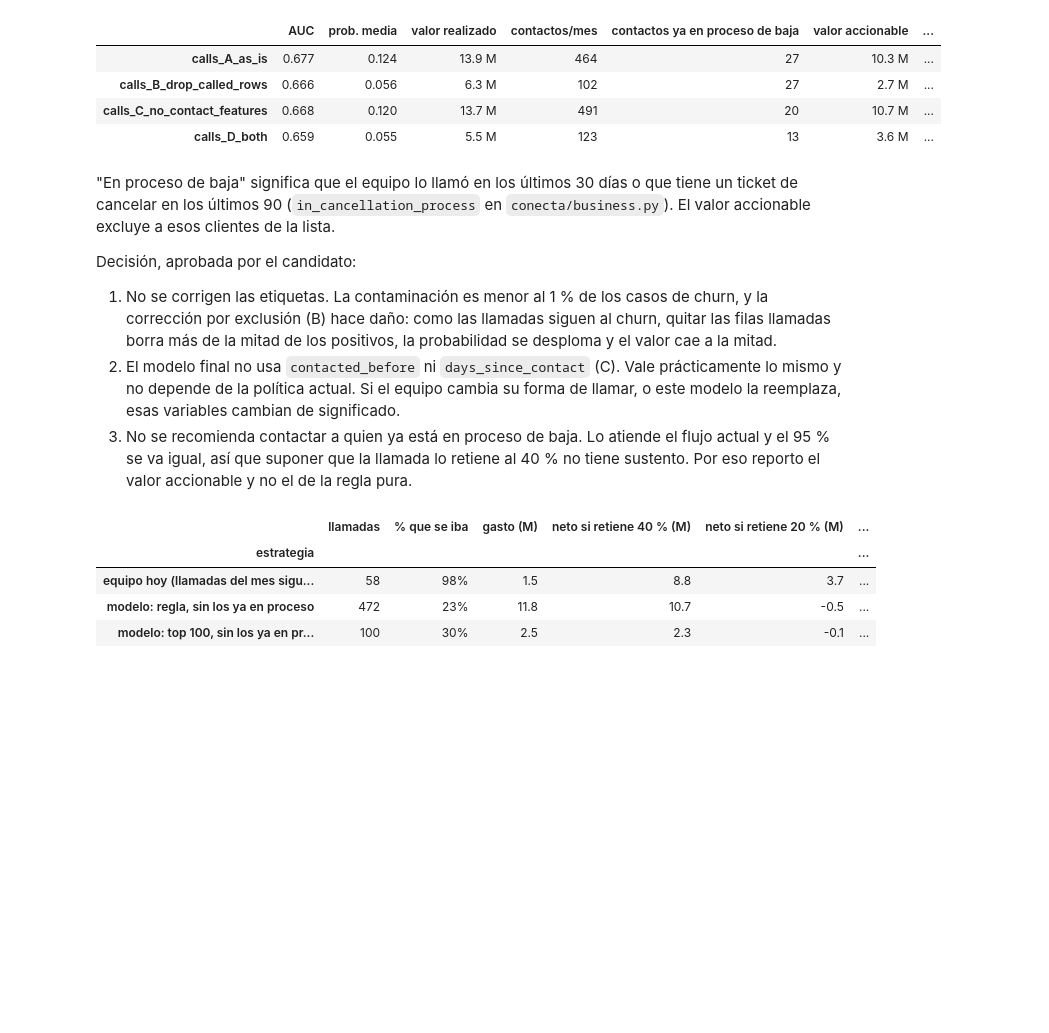
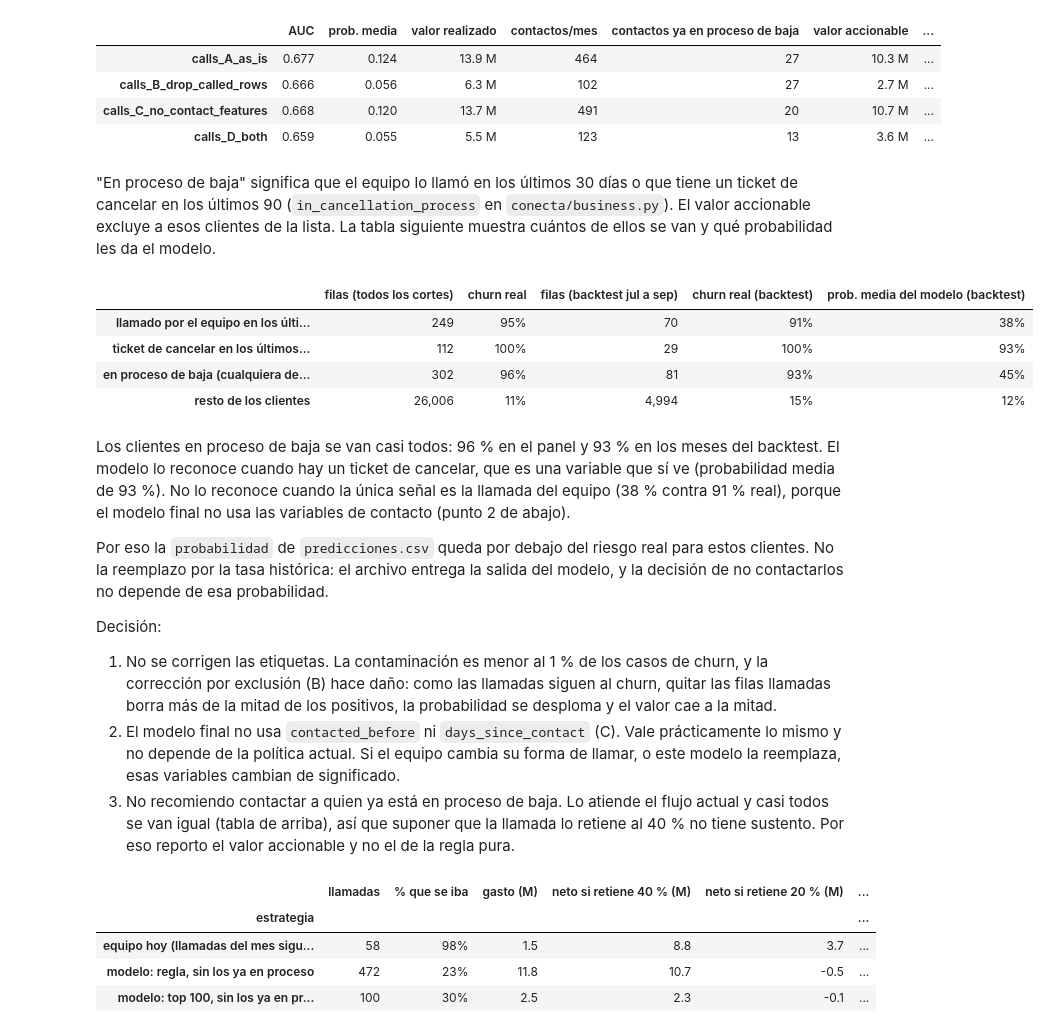
Before and after one commit to unfresh25/conecta-churn, a Jupyter notebook: solucion.ipynb, the cells around one changed output. Cells and saved outputs as stored; diff of their text form; code cells hidden in the pictures; blank space fills up the shorter version.

```diff
--- a/solucion.ipynb
+++ b/solucion.ipynb
@@ -678,18 +676,53 @@ calls.style.format({"AUC": "{:.3f}", "prob. media": "{:.3f}", "valor realizado":
 | calls_B_drop_called_rows | 0.666 | 0.056 | 6.3 M | 102 | 27 | 2.7 M | ... |
 | calls_C_no_contact_features | 0.668 | 0.120 | 13.7 M | 491 | 20 | 10.7 M | ... |
 | calls_D_both | 0.659 | 0.055 | 5.5 M | 123 | 13 | 3.6 M | ... |
+# %% [markdown]
+"En proceso de baja" significa que el equipo lo llamó en los últimos 30 días o que tiene un ticket de cancelar en los últimos 90
+(`in_cancellation_process` en `conecta/business.py`). El valor accionable excluye a esos clientes de la lista. La tabla siguiente
+muestra cuántos de ellos se van y qué probabilidad les da el modelo.
+# %%
+from conecta.business import PROCESS_WINDOW_DAYS, in_cancellation_process
+key = ["cliente_id", "cutoff"]
+called = p23["days_since_contact"].le(PROCESS_WINDOW_DAYS)
+cancel = p23["topic_cancelar_90d"].gt(0)
+bt = results["calls_C_no_contact_features"]["predictions"].merge(p23[key].assign(called=called, cancel=cancel), on=key)
+
+def process_row(in_panel, in_bt):
+    return {"filas (todos los cortes)": int(in_panel.sum()), "churn real": p23.loc[in_panel, "churn_90d"].mean(),
+            "filas (backtest jul a sep)": int(in_bt.sum()), "churn real (backtest)": bt.loc[in_bt, "churn_90d"].mean(),
+            "prob. media del modelo (backtest)": bt.loc[in_bt, "p"].mean()}
+
+in_process_all = in_cancellation_process(p23)
+process_tbl = pd.DataFrame({
+    "llamado por el equipo en los últimos 30 días": process_row(called, bt["called"]),
+    "ticket de cancelar en los últimos 90 días": process_row(cancel, bt["cancel"]),
+    "en proceso de baja (cualquiera de los dos)": process_row(in_process_all, bt["in_process"]),
+    "resto de los clientes": process_row(~in_process_all, ~bt["in_process"]),
+}).T
+process_tbl.style.format({"filas (todos los cortes)": "{:,.0f}", "filas (backtest jul a sep)": "{:,.0f}", "churn real": "{:.0%}",
+                          "churn real (backtest)": "{:.0%}", "prob. media del modelo (backtest)": "{:.0%}"})
+# %% [output]
+|  | filas (todos los cortes) | churn real | filas (backtest jul a sep) | churn real (backtest) | prob. media del modelo (backtest) |
+| llamado por el equipo en los últi... | 249 | 95% | 70 | 91% | 38% |
+| ticket de cancelar en los últimos... | 112 | 100% | 29 | 100% | 93% |
+| en proceso de baja (cualquiera de... | 302 | 96% | 81 | 93% | 45% |
+| resto de los clientes | 26,006 | 11% | 4,994 | 15% | 12% |
 # %% [markdown]
-"En proceso de baja" significa que el equipo lo llamó en los últimos 30 días o que tiene un ticket de cancelar en los últimos 90
-(`in_cancellation_process` en `conecta/business.py`). El valor accionable excluye a esos clientes de la lista.
+Los clientes en proceso de baja se van casi todos: 96 % en el panel y 93 % en los meses del backtest. El modelo lo reconoce
+cuando hay un ticket de cancelar, que es una variable que sí ve (probabilidad media de 93 %). No lo reconoce cuando la única señal
+es la llamada del equipo (38 % contra 91 % real), porque el modelo final no usa las variables de contacto (punto 2 de abajo).
 
-Decisión, aprobada por el candidato:
+Por eso la `probabilidad` de `predicciones.csv` queda por debajo del riesgo real para estos clientes. No la reemplazo por la tasa
+histórica: el archivo entrega la salida del modelo, y la decisión de no contactarlos no depende de esa probabilidad.
+
+Decisión:
 1. No se corrigen las etiquetas. La contaminación es menor al 1 % de los casos de churn, y la corrección por exclusión (B) hace daño:
    como las llamadas siguen al churn, quitar las filas llamadas borra más de la mitad de los positivos, la probabilidad se desploma y el
    valor cae a la mitad.
 2. El modelo final no usa `contacted_before` ni `days_since_contact` (C). Vale prácticamente lo mismo y no depende de la política
    actual. Si el equipo cambia su forma de llamar, o este modelo la reemplaza, esas variables cambian de significado.
-3. No se recomienda contactar a quien ya está en proceso de baja. Lo atiende el flujo actual y el 95 % se va igual, así que suponer
-   que la llamada lo retiene al 40 % no tiene sustento. Por eso reporto el valor accionable y no el de la regla pura.
+3. No recomiendo contactar a quien ya está en proceso de baja. Lo atiende el flujo actual y casi todos se van igual (tabla de
+   arriba), así que suponer que la llamada lo retiene al 40 % no tiene sustento. Por eso reporto el valor accionable y no el de la regla pura.
 # %%
 from conecta.business import break_even_effectiveness, realized_value
 FINAL_COLUMNS = NO_CONTACT
```
Also changed, not shown: parts of 21 cells of this notebook, 13 other files.
